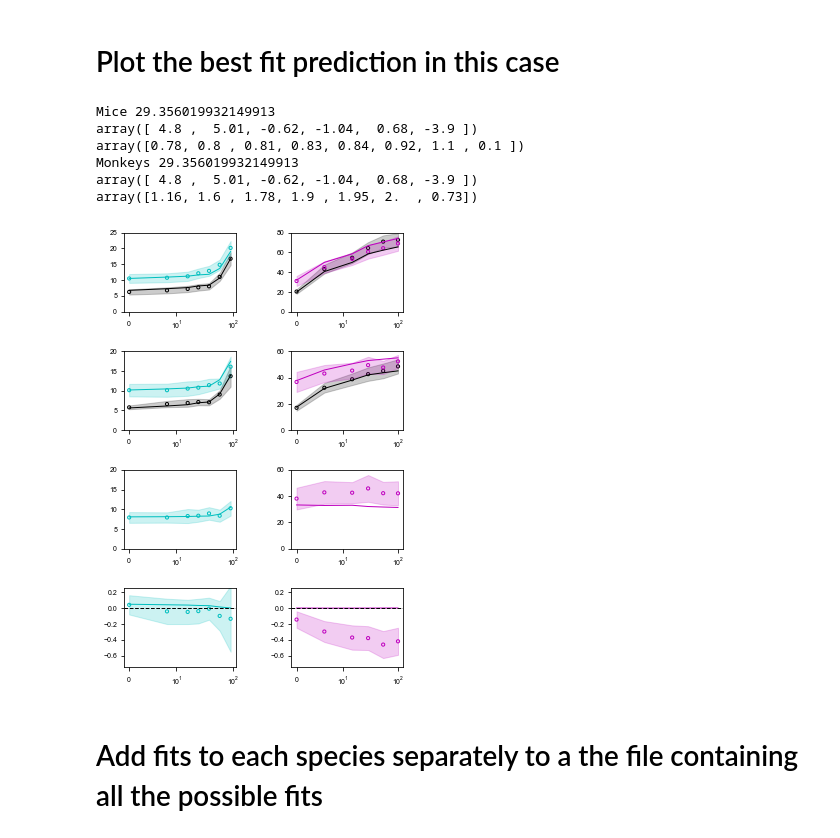
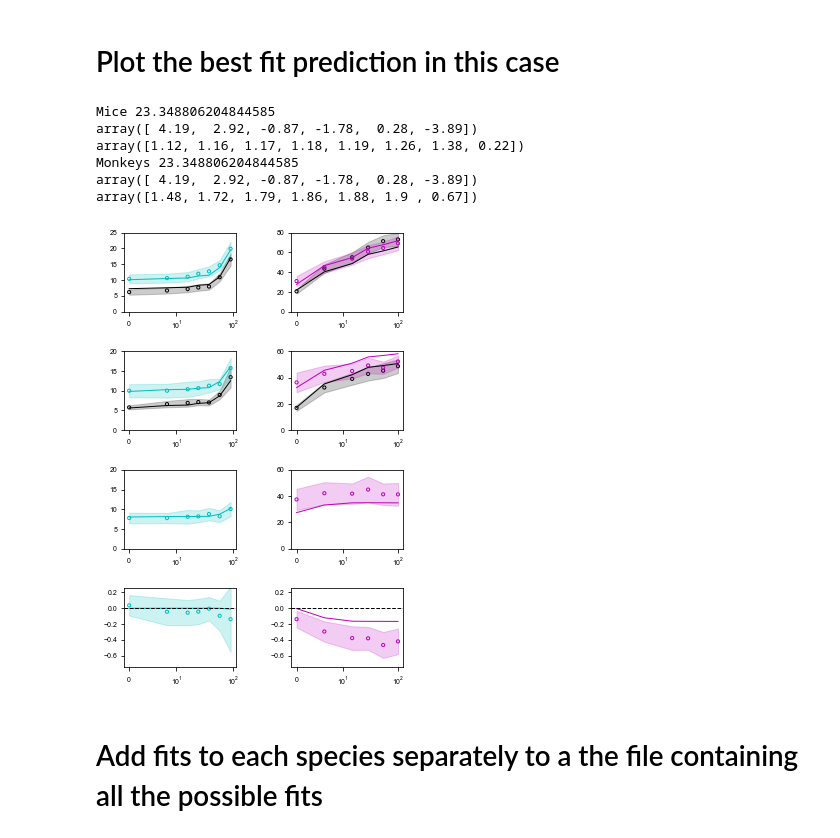
Before and after one commit to sanzeni/Reshuffling, a Jupyter notebook: 1-MainTextFigures/Figure_5/unstructured/2-get_best_fits.ipynb, the cells around one changed output. Cells and saved outputs as stored; diff of their text form; code cells hidden in the pictures.

```diff
--- a/1-MainTextFigures/Figure_5/unstructured/2-get_best_fits.ipynb
+++ b/1-MainTextFigures/Figure_5/unstructured/2-get_best_fits.ipynb
@@ -146,17 +144,22 @@ Training R^2 Score : 0.830
+# %%
+cwd=os.getcwd()
+Predictor_sim, Predictor_data=fun.build_function('./../../../DataAndScripts/unstructured_scripts/')
 # %% [markdown]
 # Fit a model to each species separately
 
 
 In this part, we fit the model multiple times, with different initial conditions, compute the error and store it, then we have an ensamble of fits and choose the best
 # %%
+reload(fun)
 
 nRep=10;
 ALL_sol,ALL_cost=[],[]
 for idx_species in range(2):
+    print('Doing '+ species[idx_species])
     dataset=dataset_both_species[idx_species]
     Con=Con_both_species[idx_species]
     nCon=nCon_both_species[idx_species]
-    sol,cost=fun.fit_model_to_data(dataset,Predictor_data,nCon,nRep)
+    sol,cost=fun.fit_model_to_data(dataset,Predictor_data,nCon,nRep,param_min=None,param_max=None)
 
     ALL_sol=ALL_sol+[sol]
     ALL_cost=ALL_cost+[cost]
@@ -244,4 +277,4 @@ reload(fun)
 nRep=20;
 
 DATA_both_species=[dataset_both_species,Con_both_species,nCon_both_species,normalization_both_species]
-CMB_sol,CMB_cost=fun.fit_model_to_data_both_species(DATA_both_species,Predictor_data,nCon,nRep)
+CMB_sol,CMB_cost=fun.fit_model_to_data_both_species(DATA_both_species,Predictor_data,nCon,nRep,None,None)
@@ -248,3 +283,28 @@ CMB_sol,CMB_cost=fun.fit_model_to_data_both_species(DATA_both_species,Predictor_
+# %%
+
+#########################################################################################################
+# We save this parameters to simulate the network in the next notebook
+#########################################################################################################
+
+best_together={}
+
+
+for idx_species in range(2):
+    dataset=dataset_both_species[idx_species]
+    Con=Con_both_species[idx_species]
+    nCon=nCon_both_species[idx_species]
+
+
+    idx_best=np.argsort(CMB_cost)[0]
+    best_param=CMB_sol[idx_best,:]
+    best_cost=CMB_cost[idx_best]
+    best_inputs=fun.fit_inputs_to_data_given_param(dataset,Predictor_data,best_param,nCon)
+
+    best_together['best_input_'+species[idx_species]]=best_inputs
+    best_together['best_params_'+species[idx_species]]=best_param
+
+with open('./best_fit/Model_Fit_Together_UntructModel-Best.pkl', 'wb') as handle_PR:
+    pickle.dump(best_together, handle_PR, protocol=pickle.HIGHEST_PROTOCOL)
 # %% [markdown]
 # Plot the best fit prediction in this case
 # %%
@@ -265,10 +325,8 @@ for idx_species in range(2):
     nCon=nCon_both_species[idx_species]
     normalization=normalization_both_species[idx_species]
 
-    idx_best=np.argsort(CMB_cost)[0]
-    best_param=CMB_sol[idx_best,:]
-    best_cost=CMB_cost[idx_best]
-    best_inputs=fun.fit_inputs_to_data_given_param(dataset,Predictor_data,best_param,nCon)
+    best_inputs= best_together['best_input_'+species[idx_species]]
+    best_param = best_together['best_params_'+species[idx_species]]
 
 
     Predictions=Predictor_data(best_inputs,best_param,nCon)
@@ -287,40 +345,40 @@ for idx_species in range(2):
             ccc=['k',colors[idx_species]][idx_moment-2]
             ymin=0
             ymax=[20,60][idx_species]
 
         if (idx_moment==4):
             idx_row=2
             ccc=colors[idx_species]
             ymin=0
             ymax=[20,60][idx_species]
 
         if (idx_moment==5):
             idx_row=3
             ccc=colors[idx_species]
             ymin=-0.75
             ymax=0.25
 
         m,sem=dataset[idx_moment,:,0],dataset[idx_moment,:,1]
         axs[2*idx_row+idx_species].scatter(Con,m,
                                            facecolors='none', s=10,edgecolors=ccc,marker='o'
                                            )
         axs[2*idx_row+idx_species].fill_between(Con,m-sem,m+sem,
                                                  color=ccc,alpha=0.2)
 
         axs[2*idx_row+idx_species].plot(Con,Predictions[idx_moment,:],
                                         color=ccc,alpha=1.)
 
         axs[2*idx_row+idx_species].set_xscale('symlog', linthreshx=12)
         axs[2*idx_row+idx_species].set_ylim([ymin,ymax])
     axs[2*idx_row+idx_species].axhline(y=0,ls='--',c='k')
 # %% [output]
-Mice 29.356019932149913
-array([ 4.8 ,  5.01, -0.62, -1.04,  0.68, -3.9 ])
-array([0.78, 0.8 , 0.81, 0.83, 0.84, 0.92, 1.1 , 0.1 ])
-Monkeys 29.356019932149913
-array([ 4.8 ,  5.01, -0.62, -1.04,  0.68, -3.9 ])
-array([1.16, 1.6 , 1.78, 1.9 , 1.95, 2.  , 0.73])
+Mice 23.348806204844585
+array([ 4.19,  2.92, -0.87, -1.78,  0.28, -3.89])
+array([1.12, 1.16, 1.17, 1.18, 1.19, 1.26, 1.38, 0.22])
+Monkeys 23.348806204844585
+array([ 4.19,  2.92, -0.87, -1.78,  0.28, -3.89])
+array([1.48, 1.72, 1.79, 1.86, 1.88, 1.9 , 0.67])
-[figure, old version]
+[figure, new version]
 # %% [markdown]
 # Add fits to each species separately to a the file containing all the possible fits
 # %%
```
Also changed, not shown: parts of 21 cells of this notebook, 6 other files.
